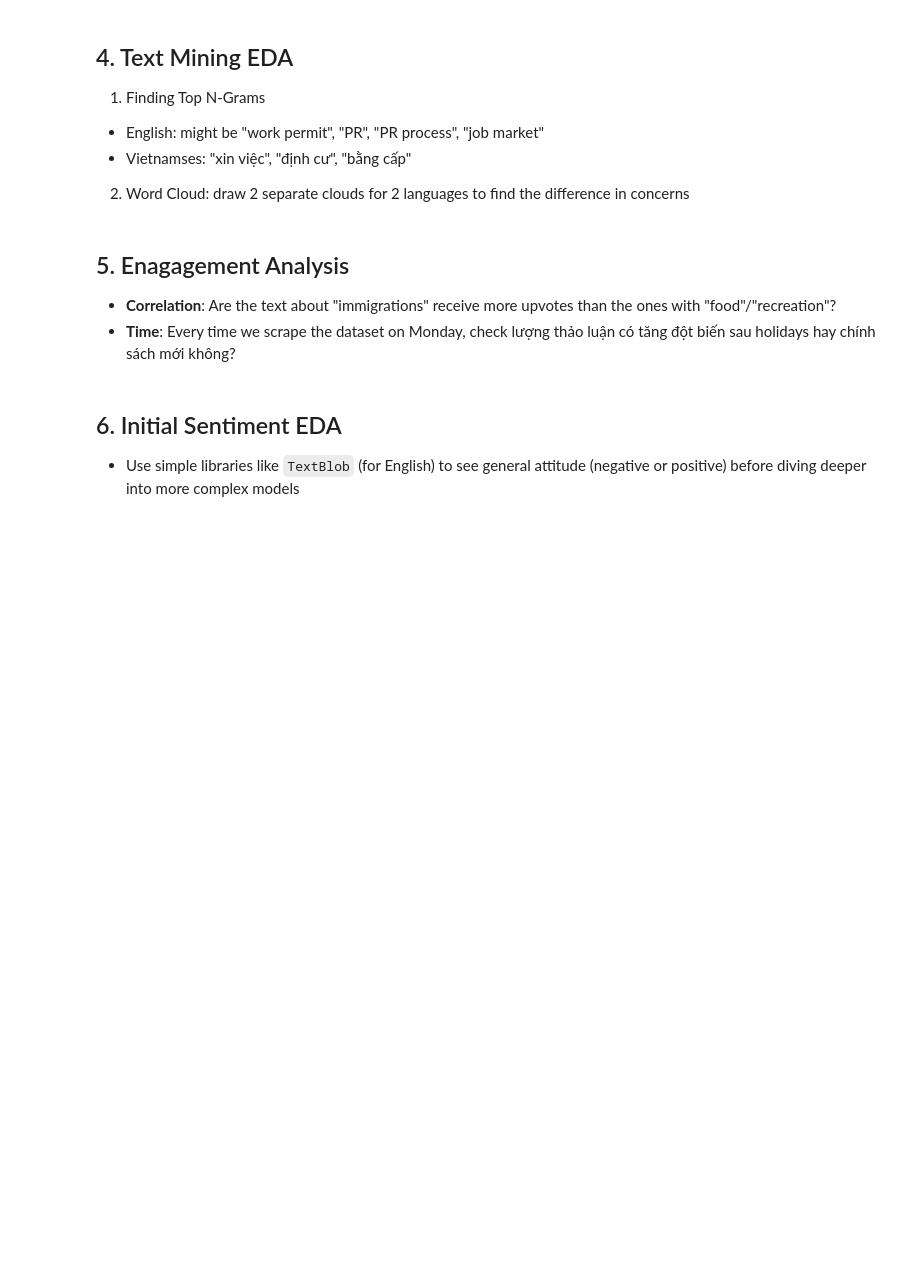
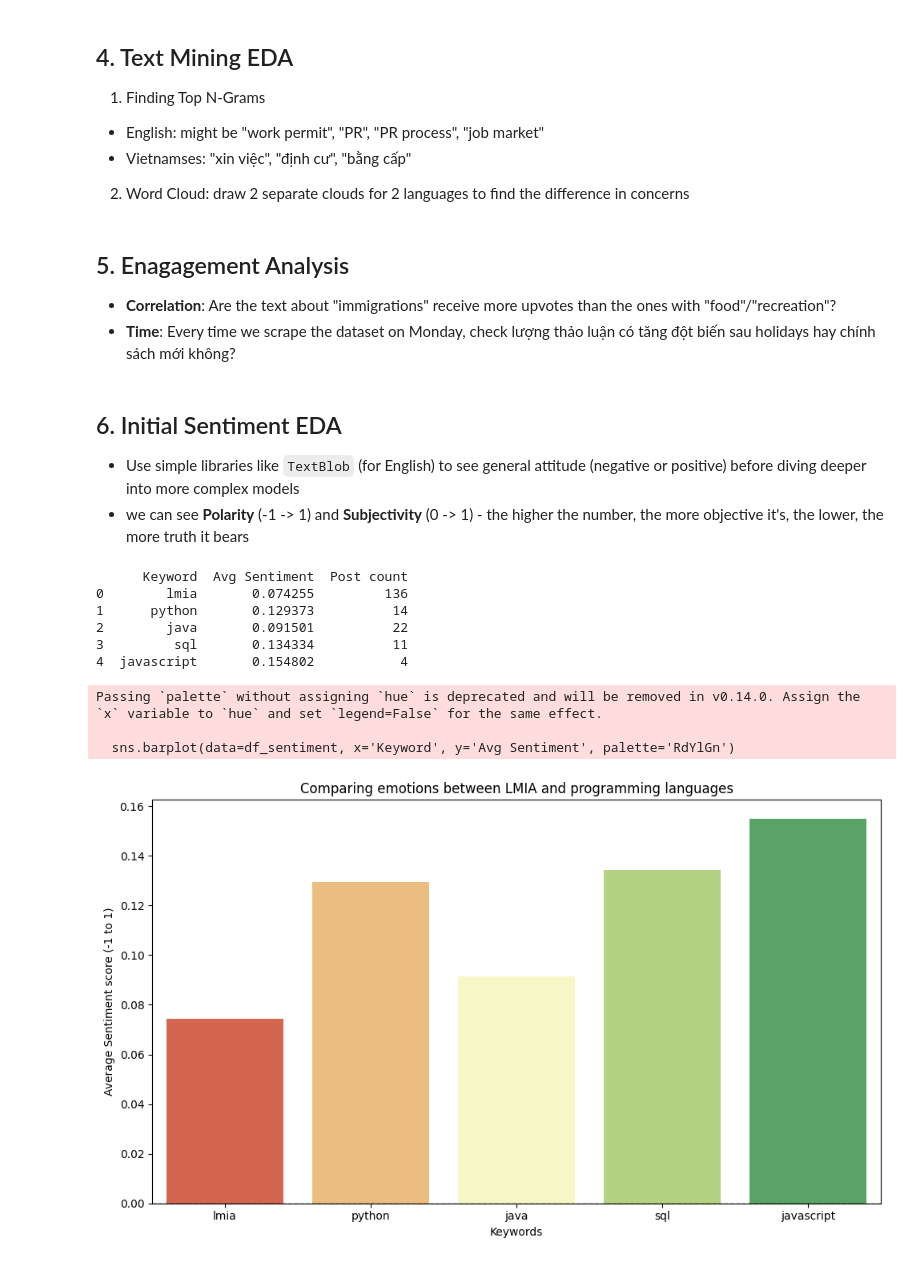
Before and after one commit to jtran2509/reddit-employment-trends, a Jupyter notebook: notebooks/eda.ipynb, the cells around one changed output. Saved outputs shown, nothing was run; the diff lists cells and outputs as text; code cells hidden in the pictures; blank space fills up the shorter version.

```diff
--- a/notebooks/eda.ipynb
+++ b/notebooks/eda.ipynb
@@ -339,3 +445,53 @@ plt.show()
 # %% [markdown]
 ## 6. Initial Sentiment EDA
 - Use simple libraries like `TextBlob` (for English) to see general attitude (negative or positive) before diving deeper into more complex models
+- we can see **Polarity** (-1 -> 1) and **Subjectivity** (0 -> 1) - the higher the number, the more objective it's, the lower, the more truth it bears
+# %%
+from typing import Text
+from textblob import TextBlob
+def get_sentiment_score(text):
+  return TextBlob(text).sentiment.polarity
+
+# create a collumn named "sentiment_score" for reddit_en
+reddit_en['sentiment_score'] = reddit_en['full_text'].apply(get_sentiment_score)
+
+# Function to compare emotions between keywords
+def analyze_keyword_sentiment(keyword, dataframe):
+  # Filter text with keywords, either upper or lowercase
+  relevant_posts = dataframe[dataframe['full_text'].str.contains(keyword, case=False)]
+  avg_score = relevant_posts['sentiment_score'].mean()
+  count = len(relevant_posts)
+  return avg_score, count
+
+# Test with LMIA and programming languages
+keywords_test = ['lmia', 'python', 'java', 'sql', 'javascript']
+results = []
+for k in keywords_test:
+  score, count = analyze_keyword_sentiment(k, reddit_en)
+  results.append({"Keyword": k, "Avg Sentiment": score, "Post count": count})
+
+df_sentiment = pd.DataFrame(results)
+print(df_sentiment)
+# %% [output]
+      Keyword  Avg Sentiment  Post count
+0        lmia       0.074255         136
+1      python       0.129373          14
+2        java       0.091501          22
+3         sql       0.134334          11
+4  javascript       0.154802           4
+# %%
+# Let see how emotions are tie to these keywords
+plt.figure(figsize=(10, 6))
+sns.barplot(data=df_sentiment, x='Keyword', y='Avg Sentiment', palette='RdYlGn')
+plt.axhline(0, color="black", linestyle="--", linewidth = 1)
+plt.title("Comparing emotions between LMIA and programming languages")
+plt.ylabel("Average Sentiment score (-1 to 1)")
+plt.xlabel("Keywords")
+plt.tight_layout()
+plt.savefig("sentiment_analysis.png")
+plt.show()
+# %% [output]
+Passing `palette` without assigning `hue` is deprecated and will be removed in v0.14.0. Assign the `x` variable to `hue` and set `legend=False` for the same effect.
+
+  sns.barplot(data=df_sentiment, x='Keyword', y='Avg Sentiment', palette='RdYlGn')
+[figure, added]
```
Also changed, not shown: parts of 39 cells of this notebook, 1 other file.
